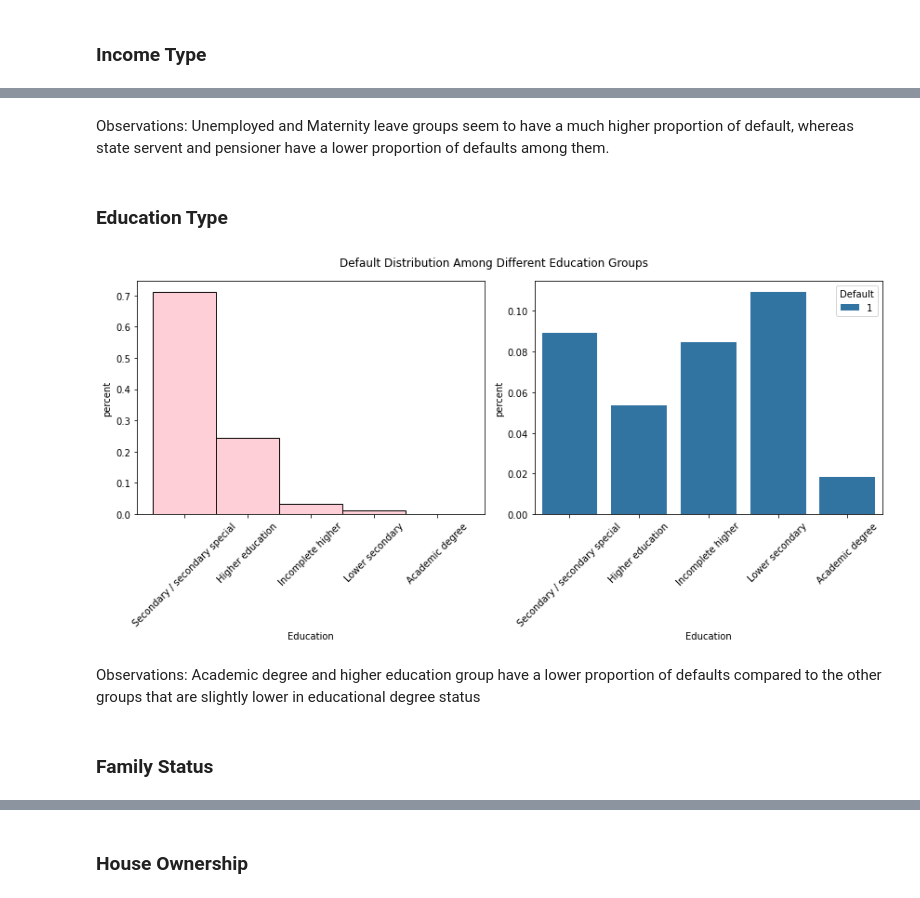
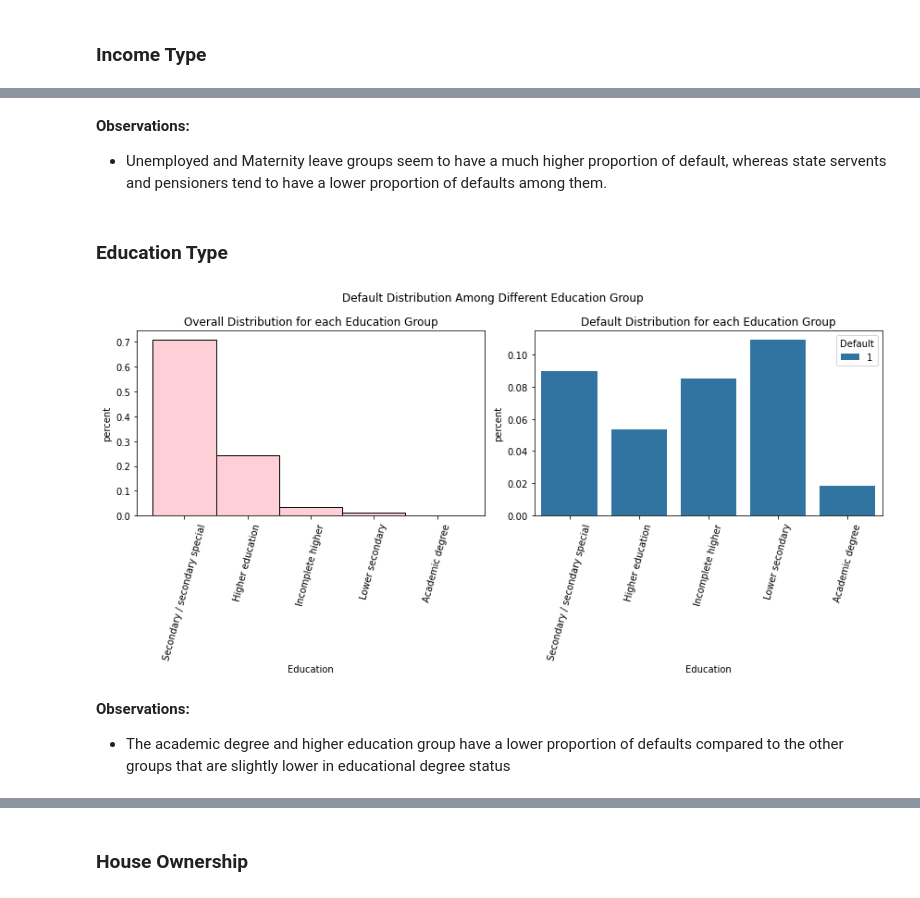
Before and after one commit to UCB-stat-159-s22/hw07-Group11, a Jupyter notebook: main.ipynb, the cells around one changed output, grey strips where cells are left out. Saved outputs shown, nothing was run; the diff lists cells and outputs as text; code cells hidden in the pictures.

```diff
--- a/main.ipynb
+++ b/main.ipynb
@@ -168,12 +117,12 @@ plot_default_in_category_group('NAME_INCOME_TYPE', df, 'Income Type')
 # %% [markdown]
-Observations: Unemployed and Maternity leave groups seem to have a much higher proportion of default, whereas state servent and pensioner have a lower proportion of defaults among them.
+**Observations:**
+* Unemployed and Maternity leave groups seem to have a much higher proportion of default, whereas state servents and pensioners tend to have a lower proportion of defaults among them.
 # %% [markdown]
 ### Education Type
 # %%
-plot_default_in_category_group('NAME_EDUCATION_TYPE', df, 'Education')
+pt.plot_default_in_category_group('NAME_EDUCATION_TYPE', df, 'Education')
 # %% [output]
-[figure, old version]
+[figure, new version]
 # %% [markdown]
-Observations: Academic degree and higher education group have a lower proportion of defaults compared to the other groups that are slightly lower in educational degree status
+**Observations:**
+* The academic degree and higher education group have a lower proportion of defaults compared to the other groups that are slightly lower in educational degree status
-# %% [markdown]
-### Family Status
```
Also changed, not shown: parts of 28 cells of this notebook, 17 other files.
